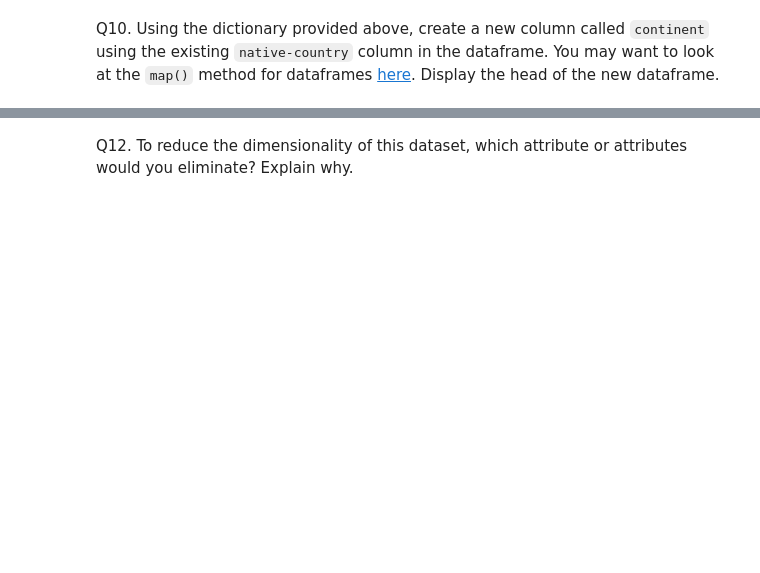
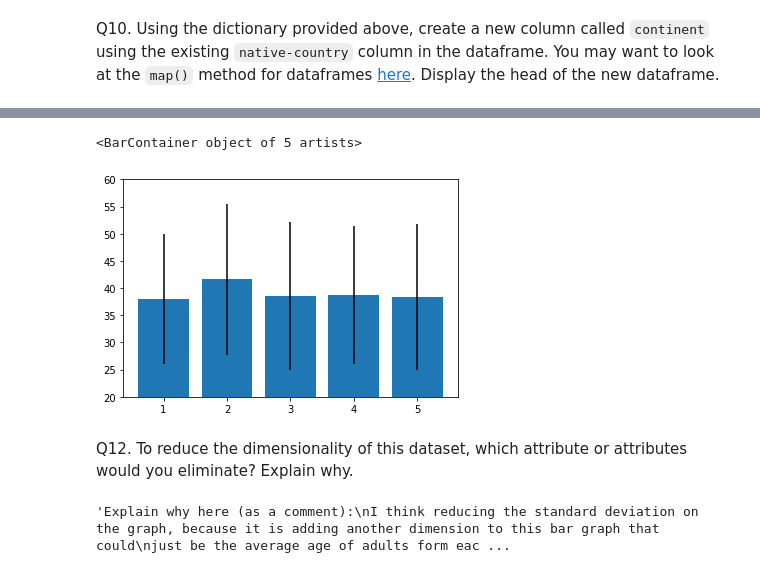
Before and after one commit to peytonbreech16/CS329E-DataAnalytics, a Jupyter notebook: Assignments/Assignment0- Data Exploration/Assignment0.ipynb, the cells around one changed output, grey strips where cells are left out. Saved outputs shown, nothing was run; the diff lists cells and outputs as text; code cells hidden in the pictures; blank space fills up the shorter version.

```diff
--- a/Assignments/Assignment0- Data Exploration/Assignment0.ipynb
+++ b/Assignments/Assignment0- Data Exploration/Assignment0.ipynb
@@ -243,3 +269,7 @@ Q10. Using the dictionary provided above, create a new column called `continent`
 adult_data_copy = adult_data.copy()
 # add the new column to adult_data_copy
 # your code goes here
+#adult_data_copy.head()
+adult_data_copy["continent"] = adult_data_copy["native-country"]
+adult_data_copy["continent"] = adult_data_copy["continent"].map(continent_dict)
+adult_data_copy.head()
@@ -253,2 +288,12 @@ An example bar plot with standard deviation bars:
+# %%
+# your code goes here
+avg_age = adult_data_copy.groupby(["continent"])["age"].mean()
+std_age = adult_data_copy.groupby(["continent"])["age"].std()
+
+plt.ylim(bottom=20, top=60)
+plt.bar([1,2,3,4,5], avg_age.values, yerr=std_age.values)
+# %% [output]
+<BarContainer object of 5 artists>
+[figure, added]
 # %% [markdown]
 Q12. To reduce the dimensionality of this dataset, which attribute or attributes would you eliminate? Explain why.
@@ -258,0 +300,9 @@ Q12. To reduce the dimensionality of this dataset, which attribute or attributes
+# %%
+'''Explain why here (as a comment):
+I think reducing the standard deviation on the graph, because it is adding another dimension to this bar graph that could
+just be the average age of adults form each continent. But with having the standard deviation, that alone is adding another
+dimension to this dataset.
+
+'''
+# %% [output]
+'Explain why here (as a comment):\nI think reducing the standard deviation on the graph, because it is adding another dimension to this bar graph that could\njust be the average age of adults form eac ...
```
Also changed, not shown: parts of 6 cells of this notebook, 1 other file.
